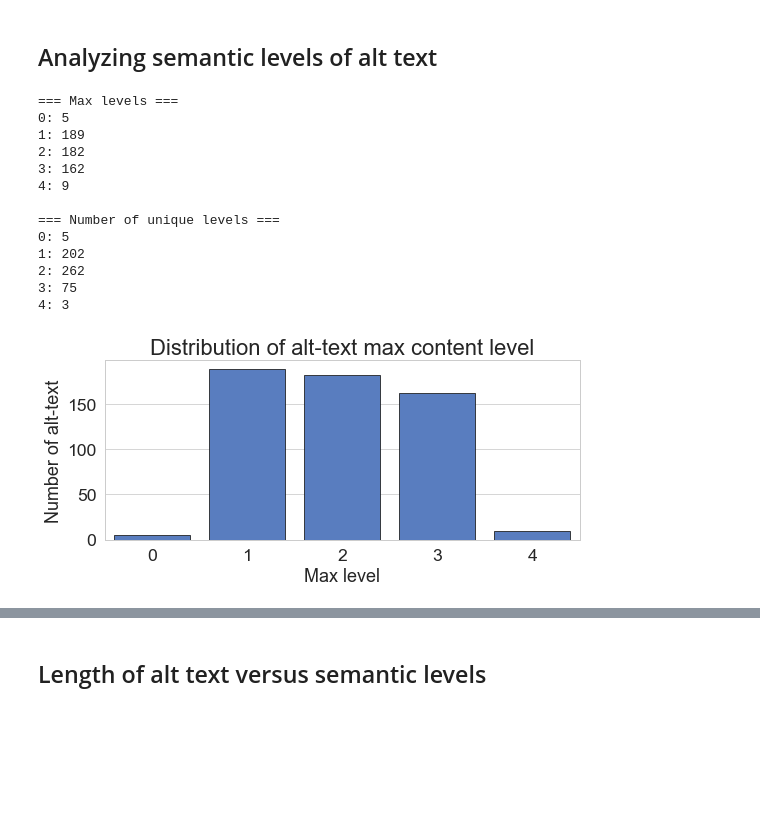
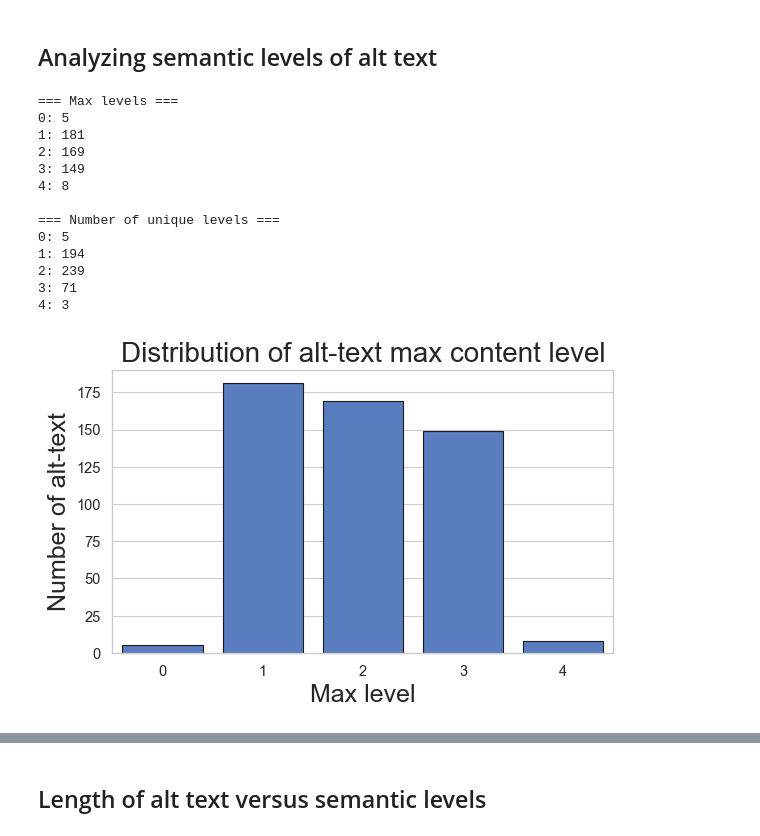
Before and after one commit to allenai/hci-alt-texts, a Jupyter notebook: notebooks/hci-alt-text-analysis.ipynb, the cells around one changed output, grey strips where cells are left out. Cells and saved outputs as stored; diff of their text form; code cells hidden in the pictures; blank space fills up the shorter version.

```diff
--- a/notebooks/hci-alt-text-analysis.ipynb
+++ b/notebooks/hci-alt-text-analysis.ipynb
@@ -203,7 +191,7 @@ plt.show()
 max_levels = []
 num_levels = []
 
-img_levels = [entry['levels'] for entry in data]
+img_levels = [entry['levels'] for entry in data if entry['levels']]
 for levels in img_levels:
     flat_levels = flatten(levels)
     max_level = max(flat_levels)
@@ -225,42 +213,42 @@ for k in range(0, 5):
 # %% [output]
 === Max levels ===
 0: 5
-1: 189
-2: 182
-3: 162
-4: 9
+1: 181
+2: 169
+3: 149
+4: 8
 
 === Number of unique levels ===
 0: 5
-1: 202
-2: 262
-3: 75
+1: 194
+2: 239
+3: 71
 4: 3
-# %%
-# Plot distribution of max levels
-df = pd.DataFrame.from_dict(max_counts, orient='index').reset_index()
-df = df.rename(columns={0: "max"})
-
-plt.close()
-sns.set_context("paper", font_scale=2.0)
-sns.set_style("whitegrid")
-
-f, ax = plt.subplots(figsize = (8, 4))
-sns.set_color_codes('muted')
-sns.barplot(x = 'index', y = 'max', data = df,
-            label = 'Max level', color = 'b', edgecolor = 'k')
-
-# Iterate thorugh each axis
-ax.set_title('Distribution of alt-text max content level', fontsize=22)
-ax.set_xlabel('Max level', fontsize=18)
-ax.set_ylabel('Number of alt-text', fontsize=18)
-
-plt.tight_layout()
-plt.show()
-
-# plt.savefig(os.path.join(OUTPUT_DIR, 'max_alt_text_level.png'))
-# %% [output]
-[figure, removed]
+# %%
+## Plot distribution of max levels
+df = pd.DataFrame.from_dict(max_counts, orient='index').reset_index()
+df = df.rename(columns={0: "max"})
+
+plt.close()
+sns.set_context("paper", font_scale=1.2)
+sns.set_style("whitegrid")
+
+f, ax = plt.subplots(figsize = (6, 4))
+sns.set_color_codes('muted')
+sns.barplot(x = 'index', y = 'max', data = df,
+            label = 'Max level', color = 'b', edgecolor = 'k')
+
+# Iterate thorugh each axis
+ax.set_title('Distribution of alt-text max content level', fontsize=20)
+ax.set_xlabel('Max level', fontsize=18)
+ax.set_ylabel('Number of alt-text', fontsize=18)
+
+plt.tight_layout()
+plt.show()
+
+# plt.savefig(os.path.join(OUTPUT_DIR, 'max_alt_text_level.png'))
+# %% [output]
+[figure, added]
 # %%
 # Plot distribution of number of levels
 df = pd.DataFrame.from_dict(num_counts, orient='index').reset_index()
```
Also changed, not shown: parts of 10 cells of this notebook.
